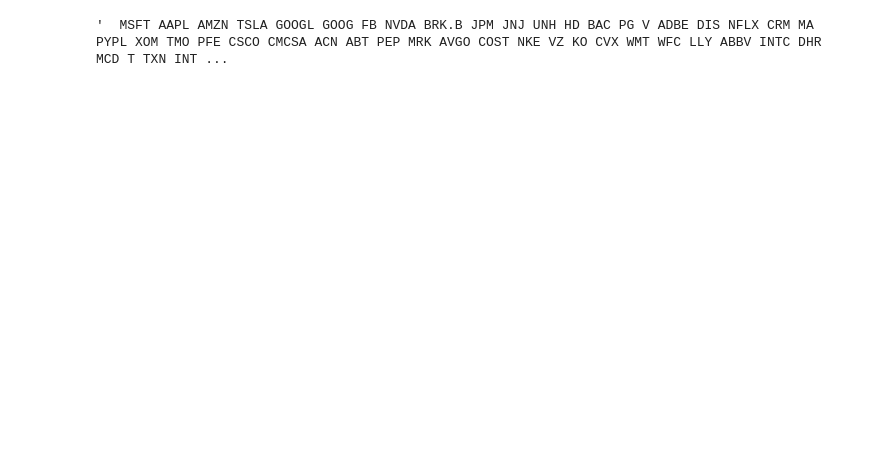
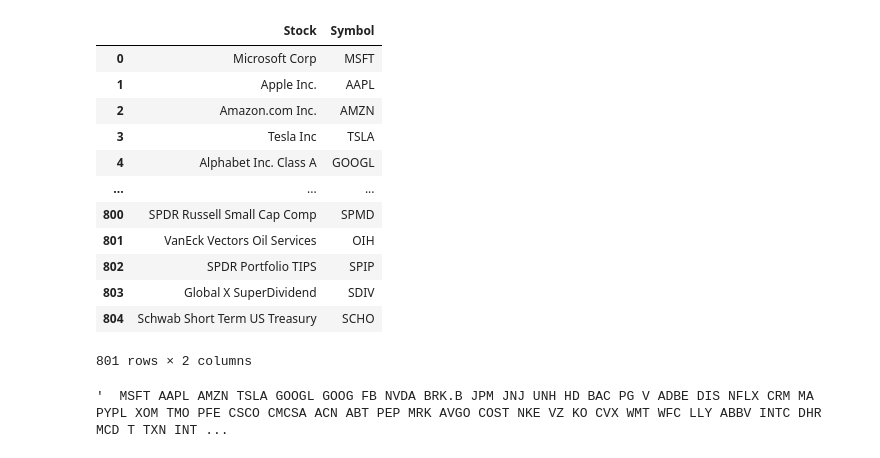
Before and after one commit to MaikeRM/itau_quantamental, a Jupyter notebook: pca.ipynb, the cells around one changed output. Cells and saved outputs as stored; diff of their text form; code cells hidden in the pictures; blank space fills up the shorter version.

```diff
--- a/pca.ipynb
+++ b/pca.ipynb
@@ -13,6 +13,22 @@ def download_dados(tickers, interval = '1d', period = 'max'):
 ativos = pd.read_csv('ativos.csv', sep=';')
 ativos = ativos.iloc[:-40]
 ativos.drop([425, 506, 561, 681], inplace=True)
+# %%
+ativos
+# %% [output]
+|  | Stock | Symbol |
+| 0 | Microsoft Corp | MSFT |
+| 1 | Apple Inc. | AAPL |
+| 2 | Amazon.com Inc. | AMZN |
+| 3 | Tesla Inc | TSLA |
+| 4 | Alphabet Inc. Class A | GOOGL |
+| ... | ... | ... |
+| 800 | SPDR Russell Small Cap Comp | SPMD |
+| 801 | VanEck Vectors Oil Services | OIH |
+| 802 | SPDR Portfolio TIPS | SPIP |
+| 803 | Global X SuperDividend | SDIV |
+| 804 | Schwab Short Term US Treasury | SCHO |
+801 rows × 2 columns
 # %%
 tickers = ' '
 for i in range(len(ativos)):
```
Also changed, not shown: parts of 12 cells of this notebook, 1 other file.
